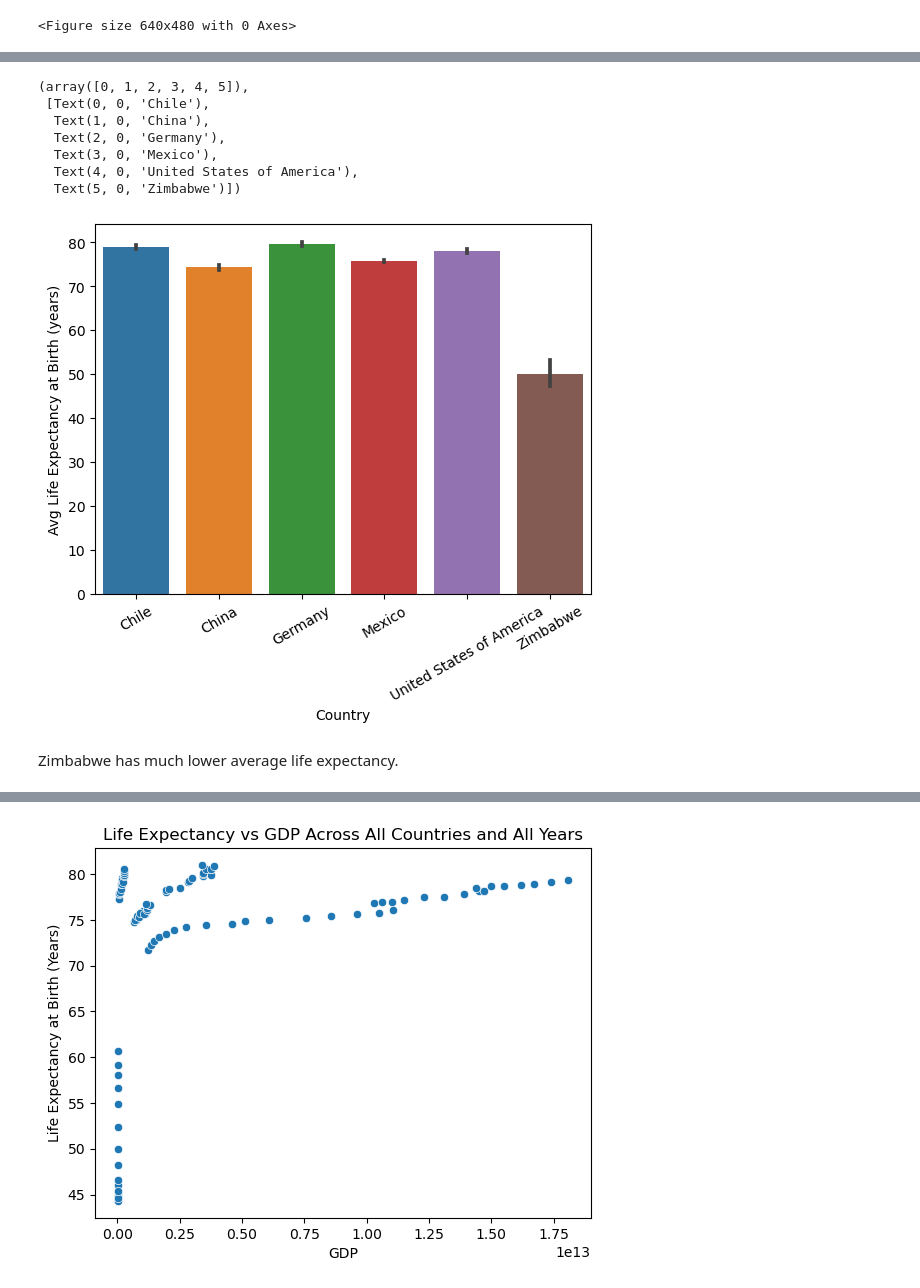
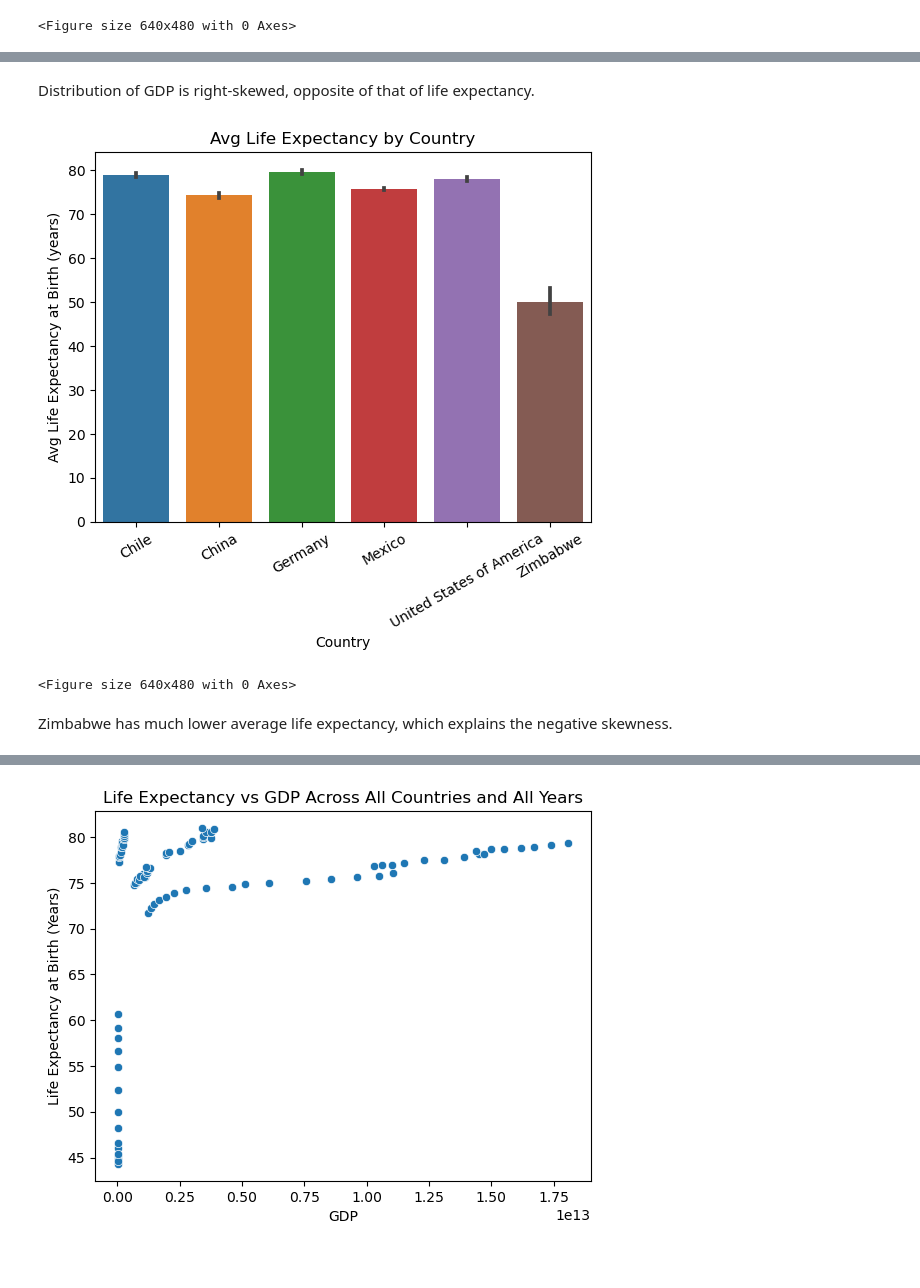
Before and after one commit to xuanzee/ds_life_expectancy, a Jupyter notebook: life_expectancy_gdp.ipynb, the cells around one changed output, grey strips where cells are left out. Saved outputs shown, nothing was run; the diff lists cells and outputs as text; code cells hidden in the pictures; blank space fills up the shorter version.

```diff
--- a/life_expectancy_gdp.ipynb
+++ b/life_expectancy_gdp.ipynb
@@ -66,19 +77,18 @@ plt.clf()
+# %% [markdown]
+Distribution of GDP is right-skewed, opposite of that of life expectancy.
 # %%
 #Visualize average life expectancy by country
 sns.barplot(data=data, x='Country', y='life_expectancy')
 plt.ylabel('Avg Life Expectancy at Birth (years)')
+plt.title('Avg Life Expectancy by Country')
 plt.xticks(rotation=30)
+plt.show()
+plt.clf()
 # %% [output]
+[figure, new version]
-(array([0, 1, 2, 3, 4, 5]),
- [Text(0, 0, 'Chile'),
-  Text(1, 0, 'China'),
-  Text(2, 0, 'Germany'),
-  Text(3, 0, 'Mexico'),
-  Text(4, 0, 'United States of America'),
-  Text(5, 0, 'Zimbabwe')])
+<Figure size 640x480 with 0 Axes>
-[figure, old version]
 # %% [markdown]
-Zimbabwe has much lower average life expectancy.
+Zimbabwe has much lower average life expectancy, which explains the negative skewness.
 # %%
 #Shortened the name for USA for easier display onwards.
 data['Country'] = data.Country.replace(to_replace='United States of America', value='U.S.A.')
```
Also changed, not shown: parts of 10 cells of this notebook.
